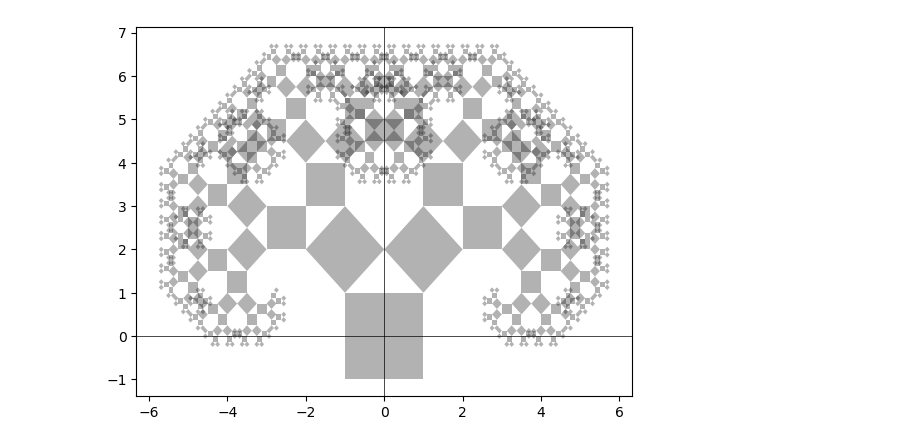
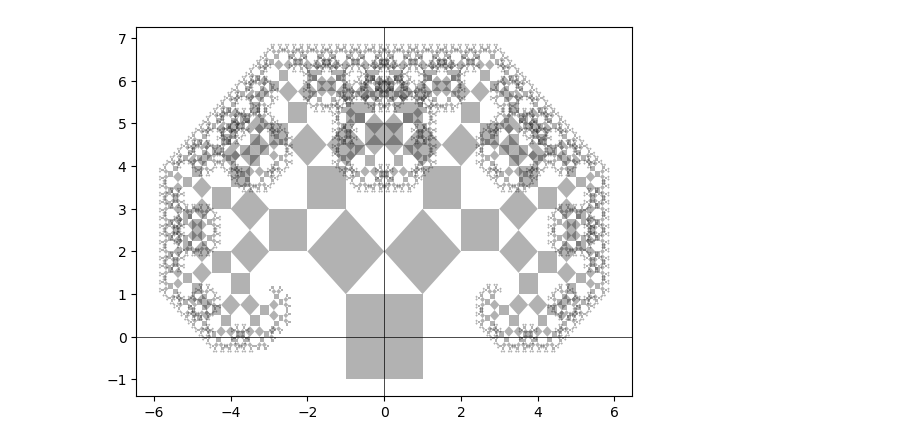
Before and after one commit to amlannag/Fractal-creation-using-parallel-computing, a Jupyter notebook: fractal.ipynb, the cells around one changed output. Cells and saved outputs as stored; diff of their text form; code cells hidden in the pictures.

```diff
--- a/fractal.ipynb
+++ b/fractal.ipynb
@@ -36,35 +36,35 @@ def left_square(current_points):
     rotated_points[:, 1] -= y_delta
     x = rotated_points[:, 0].numpy()
     y = rotated_points[:, 1].numpy()
     plt.fill(x, y, 'k-', alpha=0.3)
     return rotated_points
 
 def right_square(current_points):
     rotated_points = torch.matmul(current_points, anti_clk_rotation_matrix)
     rotated_points /= np.sqrt(2)
     x_delta, y_delta = calc_diff(current_points[3], rotated_points[0])
 
     rotated_points[:, 0] -= x_delta
     rotated_points[:, 1] -= y_delta
     x = rotated_points[:, 0].numpy()
     y = rotated_points[:, 1].numpy()
     plt.fill(x, y, 'k-', alpha=0.3)
     return rotated_points
 
 binary_tree = [start_points]
-for i in range(2, 1023):
+for i in range(2, 4046):
     if i % 2 == 0:
         index = int((i / 2) - 1)
         binary_tree.append(right_square(binary_tree[index]))
     else:
         index = int(((i - 1) / 2) - 1)
         binary_tree.append(left_square(binary_tree[index]))
 
 plt.axhline(0, color='black', linewidth=0.5)
 plt.axvline(0, color='black', linewidth=0.5)
 plt.show()
 # %% [output]
-[figure, old version]
+[figure, new version]
 # %%
 def calc_diff(start, finish):
     return finish - start
```
Also changed, not shown: parts of 2 cells of this notebook.
